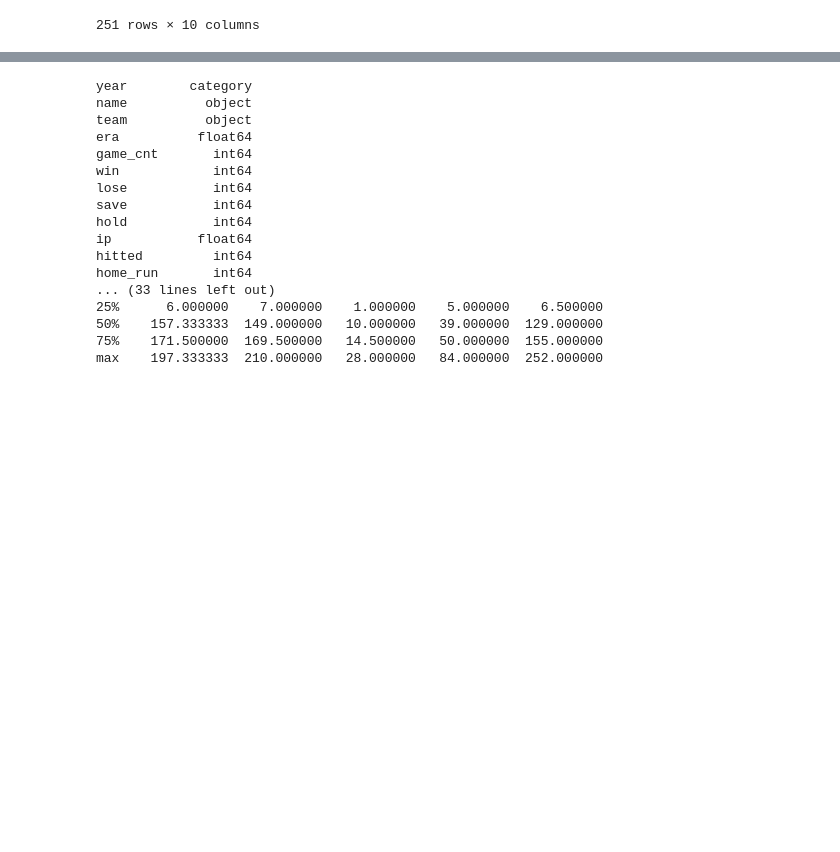
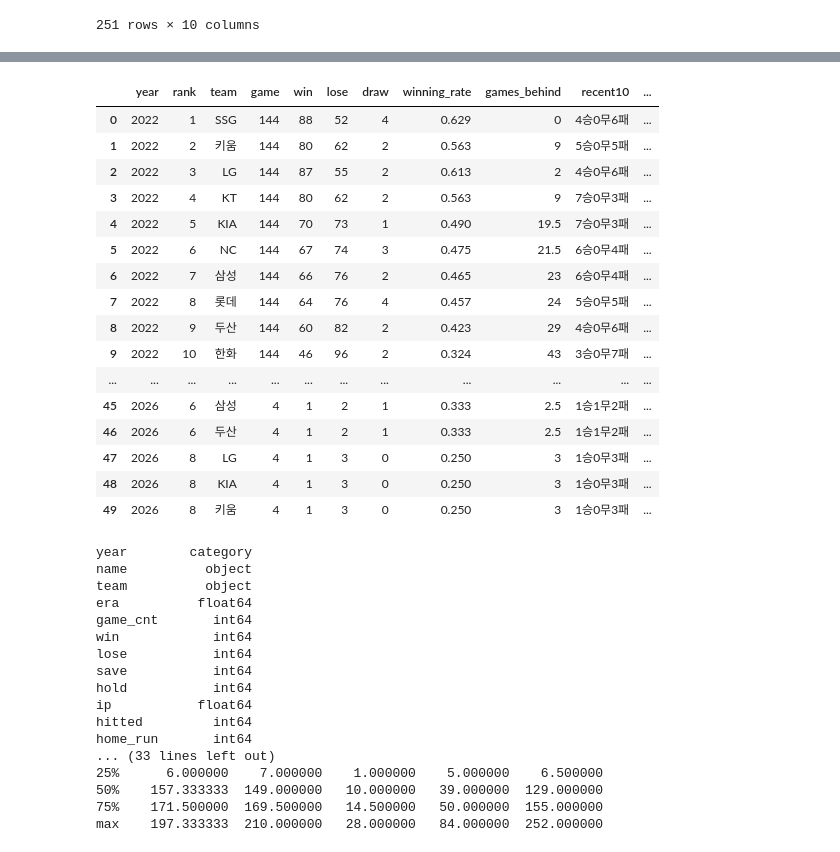
Before and after one commit to Jihun105/my-project, a Jupyter notebook: personal_project/kbo_stats/data/crawler.ipynb, the cells around one changed output, grey strips where cells are left out. Drawn from its saved outputs; the diff is of its cells as text; code cells hidden in the pictures; blank space fills up the shorter version.

Commit message:
complete_crawling

```diff
--- a/personal_project/kbo_stats/data/crawler.ipynb
+++ b/personal_project/kbo_stats/data/crawler.ipynb
@@ -214,0 +323,70 @@ max    113.000000
+# %%
+import requests
+import pandas as pd
+from selenium import webdriver
+from selenium.webdriver.support.ui import WebDriverWait
+from selenium.webdriver.support import expected_conditions as EC
+from webdriver_manager.chrome import ChromeDriverManager
+from selenium.webdriver.chrome.service import Service
+from bs4 import BeautifulSoup
+from selenium.webdriver.common.by import By  # By.ID 사용하기 위해 임포트
+import time
+from selenium.webdriver.support.ui import Select # 드롭다운 다루는 클래스 임포트
+
+def crawl_team():
+    # 드라이버 설정
+    service = Service( ChromeDriverManager().install() ) # 크롬 드라이버 자동 설치
+    driver = webdriver.Chrome(service=service) # 실제 브라우저 실행
+
+    # 페이지 열기
+    driver.get('https://www.koreabaseball.com/Record/TeamRank/TeamRank.aspx')
+
+    datas = []
+
+    for year in [2022, 2023, 2024, 2025, 2026]:
+
+        select = Select(driver.find_element(By.ID, 'cphContents_cphContents_cphContents_ddlYear'))  # 드롭다운 요소 찾기
+        select.select_by_value( str(year) )
+        time.sleep(1)
+
+#=================================================================================================================
+        html = driver.page_source # 현재 브라우저에 렌더링 된 HTML 전체 가져옴
+        soup = BeautifulSoup(html, 'lxml') # lxml : 빠른 파서
+        result = soup.select_one('#cphContents_cphContents_cphContents_udpRecord > table > tbody')
+        result = result.select('tr')
+#==================================================================================================================
+
+        columns = ['rank', 'team', 'game', 'win', 'lose', 'draw', 'winning_rate', 'games_behind', 'recent10' , 'inarow', 'home', 'away']
+
+        for row in result:
+            tds = row.select('td')
+            values = [td.text.strip() for td in tds[:]]
+            data = {'year' : year}
+            data.update( dict(zip(columns, values)) )
+            datas.append(data)
+    driver.quit()
+
+    df_team = pd.DataFrame(datas)
+    return df_team
+
+
+df_team = crawl_team()
+df_team
+# %% [output]
+|  | year | rank | team | game | win | lose | draw | winning_rate | games_behind | recent10 | ... |
+| 0 | 2022 | 1 | SSG | 144 | 88 | 52 | 4 | 0.629 | 0 | 4승0무6패 | ... |
+| 1 | 2022 | 2 | 키움 | 144 | 80 | 62 | 2 | 0.563 | 9 | 5승0무5패 | ... |
+| 2 | 2022 | 3 | LG | 144 | 87 | 55 | 2 | 0.613 | 2 | 4승0무6패 | ... |
+| 3 | 2022 | 4 | KT | 144 | 80 | 62 | 2 | 0.563 | 9 | 7승0무3패 | ... |
+| 4 | 2022 | 5 | KIA | 144 | 70 | 73 | 1 | 0.490 | 19.5 | 7승0무3패 | ... |
+| 5 | 2022 | 6 | NC | 144 | 67 | 74 | 3 | 0.475 | 21.5 | 6승0무4패 | ... |
+| 6 | 2022 | 7 | 삼성 | 144 | 66 | 76 | 2 | 0.465 | 23 | 6승0무4패 | ... |
+| 7 | 2022 | 8 | 롯데 | 144 | 64 | 76 | 4 | 0.457 | 24 | 5승0무5패 | ... |
+| 8 | 2022 | 9 | 두산 | 144 | 60 | 82 | 2 | 0.423 | 29 | 4승0무6패 | ... |
+| 9 | 2022 | 10 | 한화 | 144 | 46 | 96 | 2 | 0.324 | 43 | 3승0무7패 | ... |
+| ... | ... | ... | ... | ... | ... | ... | ... | ... | ... | ... | ... |
+| 45 | 2026 | 6 | 삼성 | 4 | 1 | 2 | 1 | 0.333 | 2.5 | 1승1무2패 | ... |
+| 46 | 2026 | 6 | 두산 | 4 | 1 | 2 | 1 | 0.333 | 2.5 | 1승1무2패 | ... |
+| 47 | 2026 | 8 | LG | 4 | 1 | 3 | 0 | 0.250 | 3 | 1승0무3패 | ... |
+| 48 | 2026 | 8 | KIA | 4 | 1 | 3 | 0 | 0.250 | 3 | 1승0무3패 | ... |
+| 49 | 2026 | 8 | 키움 | 4 | 1 | 3 | 0 | 0.250 | 3 | 1승0무3패 | ... |
```
Also changed, not shown: parts of 4 cells of this notebook, 5 other files.
